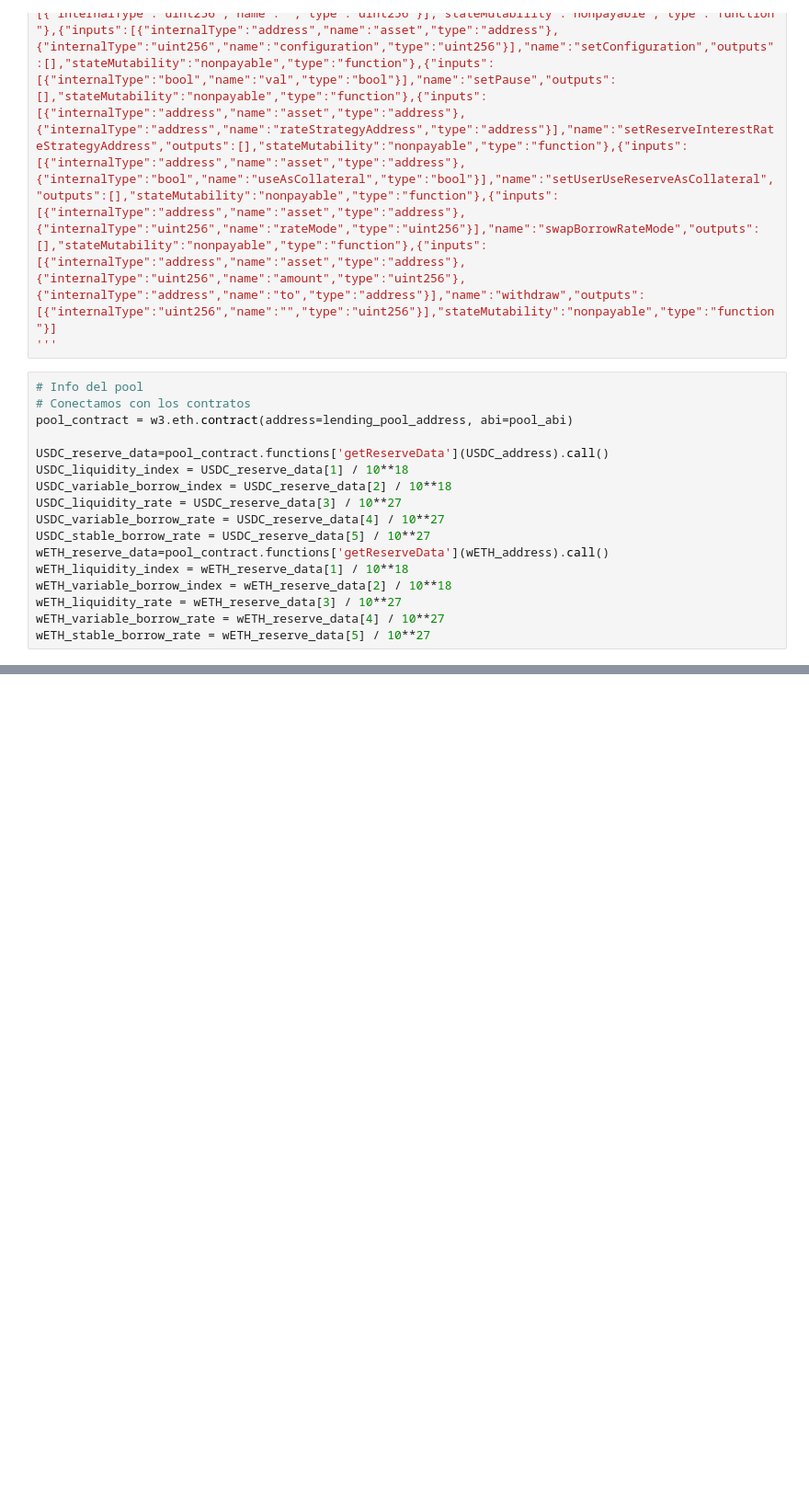
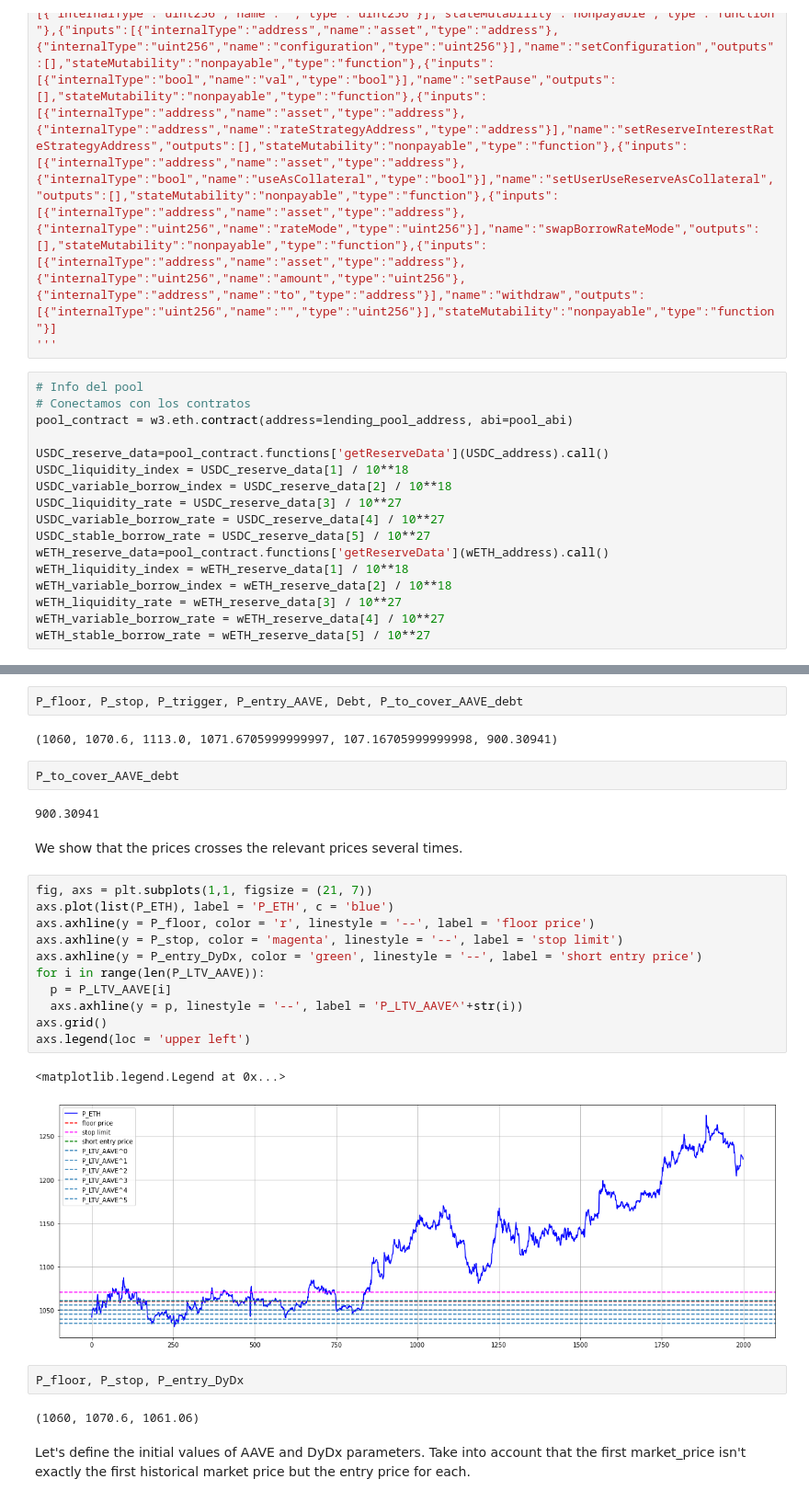
Before and after one commit to CruizeFinance/HedgingScripts, a Jupyter notebook: jupyter-lab/strategy_dydx_aave.ipynb, the cells around one changed output, grey strips where cells are left out. Shown: that part at 92% size. Saved outputs shown, nothing was run; the diff lists cells and outputs as text; blank space fills up the shorter version.

```diff
--- a/jupyter-lab/strategy_dydx_aave.ipynb
+++ b/jupyter-lab/strategy_dydx_aave.ipynb
@@ -384,0 +474,30 @@ NameError: ignored
+# %%
+P_floor, P_stop, P_trigger, P_entry_AAVE, Debt, P_to_cover_AAVE_debt
+# %% [output]
+(1060, 1070.6, 1113.0, 1071.6705999999997, 107.16705999999998, 900.30941)
+# %%
+P_to_cover_AAVE_debt
+# %% [output]
+900.30941
+# %% [markdown]
+We show that the prices crosses the relevant prices several times.
+# %%
+fig, axs = plt.subplots(1,1, figsize = (21, 7))
+axs.plot(list(P_ETH), label = 'P_ETH', c = 'blue')
+axs.axhline(y = P_floor, color = 'r', linestyle = '--', label = 'floor price')
+axs.axhline(y = P_stop, color = 'magenta', linestyle = '--', label = 'stop limit')
+axs.axhline(y = P_entry_DyDx, color = 'green', linestyle = '--', label = 'short entry price')
+for i in range(len(P_LTV_AAVE)):
+  p = P_LTV_AAVE[i]
+  axs.axhline(y = p, linestyle = '--', label = 'P_LTV_AAVE^'+str(i))
+axs.grid()
+axs.legend(loc = 'upper left')
+# %% [output]
+<matplotlib.legend.Legend at 0x...>
+[figure, added]
+# %%
+P_floor, P_stop, P_entry_DyDx
+# %% [output]
+(1060, 1070.6, 1061.06)
+# %% [markdown]
+Let's define the initial values of AAVE and DyDx parameters. Take into account that the first market_price isn't exactly the first historical market price but the entry price for each.
```
Also changed, not shown: parts of 74 cells of this notebook.
